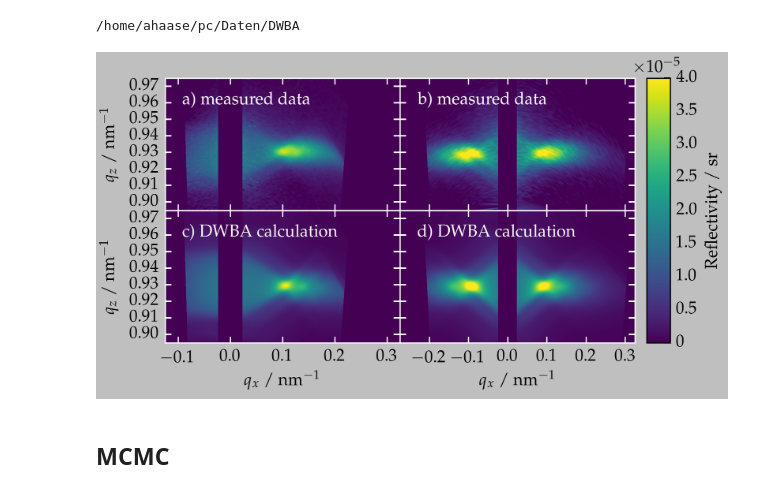
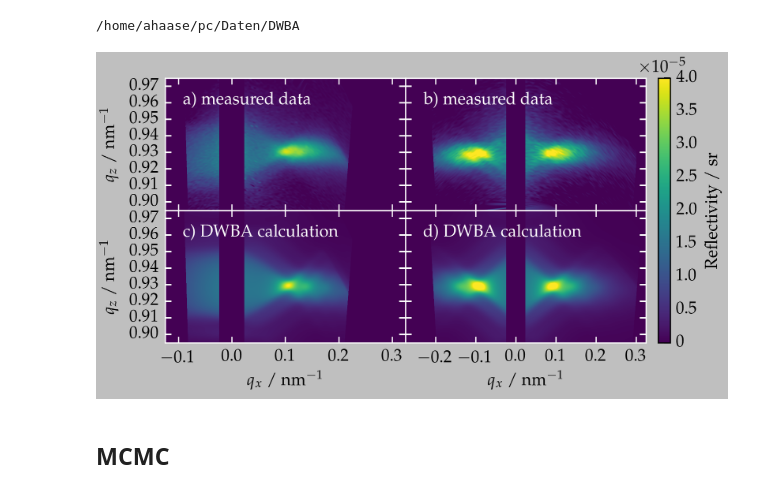
Before and after one commit to awhaase/thesis, a Jupyter notebook: material/Thesis_PSO_MCMC_PTB17.ipynb, the cells around one changed output. Saved outputs shown, nothing was run; the diff lists cells and outputs as text; code cells hidden in the pictures.

Commit message:
further work on figures for diffuse chapter

```diff
--- a/material/Thesis_PSO_MCMC_PTB17.ipynb
+++ b/material/Thesis_PSO_MCMC_PTB17.ipynb
@@ -717,7 +717,7 @@ qmap_tt, qxgrid_tt, qzgrid_tt = showimage(dwbares_tt, angleIn,angleOut,ls, "")
 /home/ahaase/pc/Daten/DWBA
 # %%
 fig = figure(figsize=(5.905511811023622,3.0))
-gs = GridSpec(2,43)
+gs = GridSpec(2,42)
 gs.update(hspace=0, wspace=0)
 ax_r = fig.add_subplot(gs[1,20:40])
 ax_tt = fig.add_subplot(gs[1,:20])
@@ -779,34 +779,34 @@ ax_tt.spines['left'].set_color('white')
 ax_r.spines['bottom'].set_color('white')
 ax_r.spines['top'].set_color('white')
 ax_r.spines['right'].set_color('white')
 ax_r.spines['left'].set_color('white')
 
 ax_tt_m.spines['bottom'].set_color('white')
 ax_tt_m.spines['top'].set_color('white')
 ax_tt_m.spines['right'].set_color('white')
 ax_tt_m.spines['left'].set_color('white')
 
 ax_r_m.spines['bottom'].set_color('white')
 ax_r_m.spines['top'].set_color('white')
 ax_r_m.spines['right'].set_color('white')
 ax_r_m.spines['left'].set_color('white')
 
 ax_r.set_xlabel("$q_x$ / nm$^{-1}$")
 ax_tt.set_xlabel("$q_x$ / nm$^{-1}$")
 ax_tt.set_ylabel("$q_z$ / nm$^{-1}$")
 ax_tt_m.set_ylabel("$q_z$ / nm$^{-1}$")
 
 ax_tt_m.text(0.075,0.8,'a) measured data', transform=ax_tt_m.transAxes, color='w')
 ax_tt.text(0.075,0.8,'c) DWBA calculation', transform=ax_tt.transAxes, color='w')
 ax_r_m.text(0.075,0.8,'b) measured data', transform=ax_r_m.transAxes, color='w')
 ax_r.text(0.075,0.8,"d) DWBA calculation", transform=ax_r.transAxes, color='w')
 
 #ax_r.set_xticks((-0.))
 
 fig.savefig("/home/ahaase/Dropbox/PTB/Dissertation/thesis/img/PTB17_diffuse_simulation_vs_measurement.pdf")
 fig
 # %% [output]
-[figure, old version]
+[figure, new version]
 # %% [markdown]
 ## MCMC
 # %%
```
Also changed, not shown: 10 other files.
